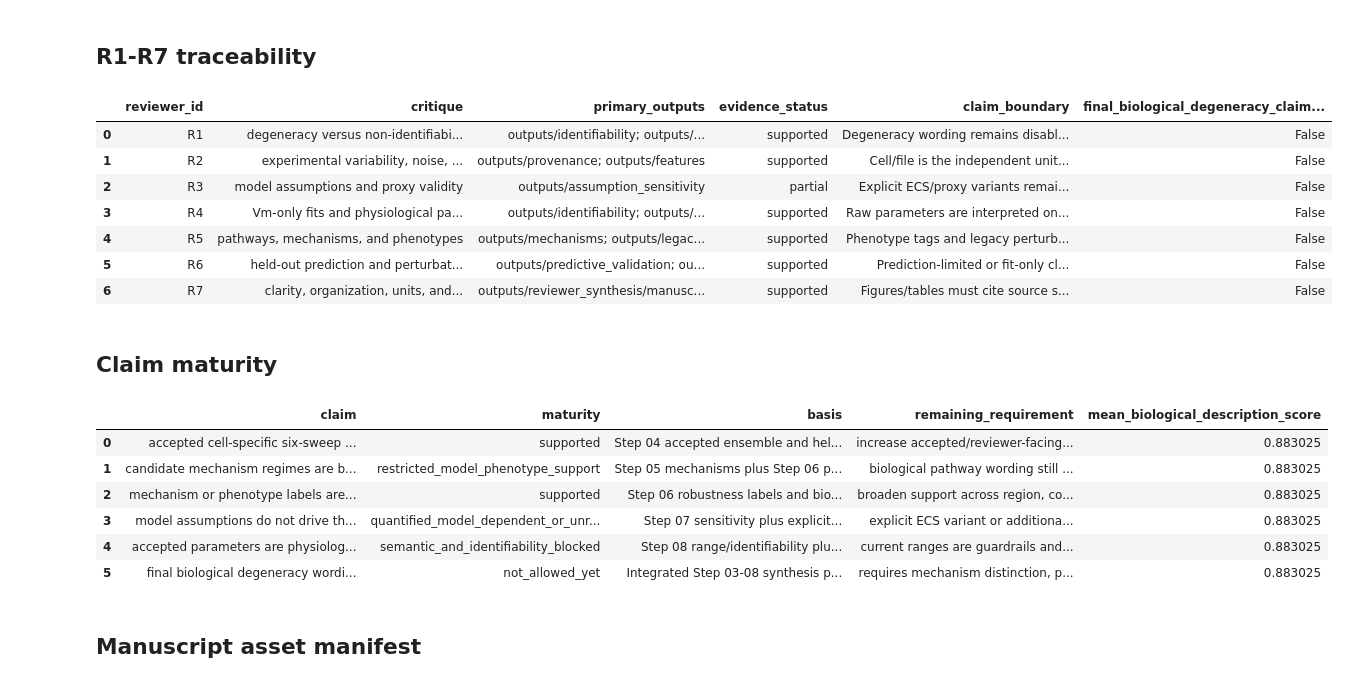
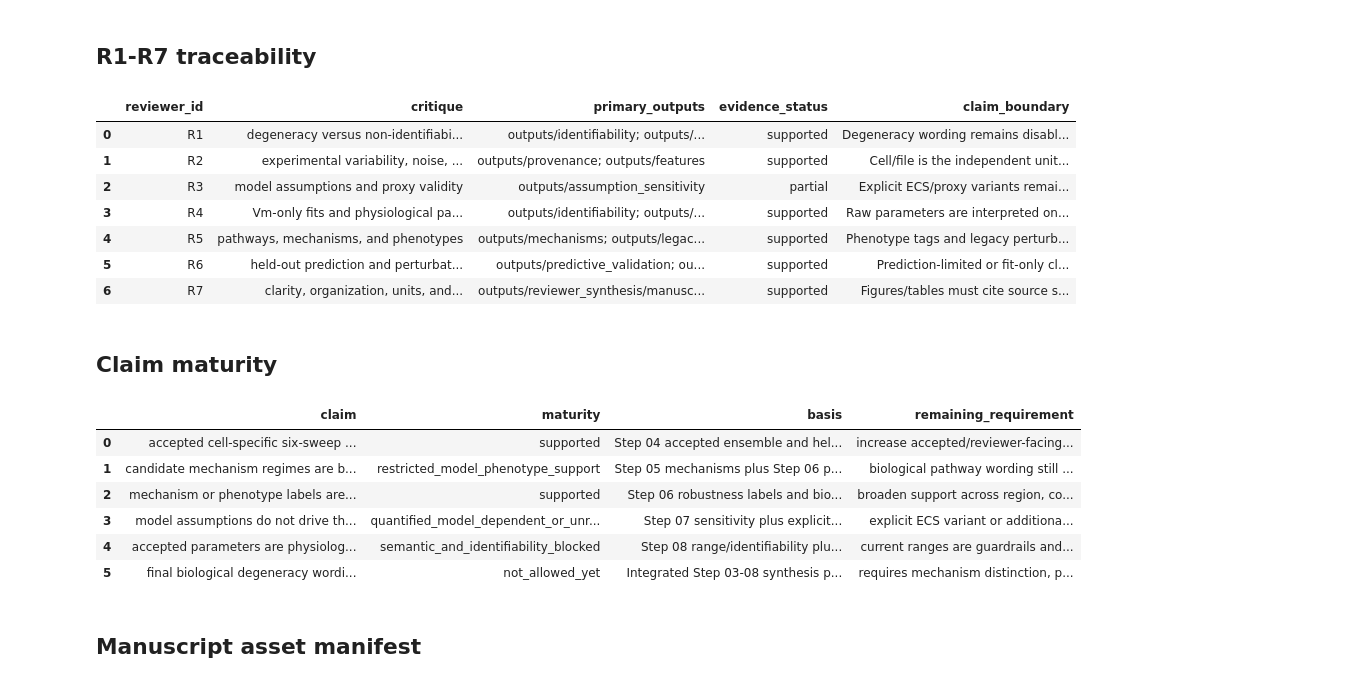
Before and after one commit to doxav/astromodel_proving, a Jupyter notebook: analysis/09_reviewer_response_synthesis.ipynb, the cells around one changed output. Drawn from its saved outputs; the diff is of its cells as text; code cells hidden in the pictures.

```diff
--- a/analysis/09_reviewer_response_synthesis.ipynb
+++ b/analysis/09_reviewer_response_synthesis.ipynb
@@ -9,6 +26,10 @@ from pathlib import Path
 import os
 import sys
 import pandas as pd
+
+pd.set_option("display.max_colwidth", None)
+pd.set_option("display.max_columns", None)
+pd.set_option("display.width", 240)
 
 PROJECT_ROOT = Path(os.environ.get("ASTROMODEL_PROJECT_ROOT", ".")).resolve()
 if not (PROJECT_ROOT / "src").exists():
@@ -111,30 +132,30 @@ result["analysis_summary"]
 # %% [markdown]
 ## R1-R7 traceability
 # %%
-traceability = result["reviewer_traceability_table"]
+traceability = result["reviewer_traceability_table"].drop(columns=["final_biological_degeneracy_claim_allowed"],errors="ignore",)
 traceability
 # %% [output]
-|  | reviewer_id | critique | primary_outputs | evidence_status | claim_boundary | final_biological_degeneracy_claim... |
-| 0 | R1 | degeneracy versus non-identifiabi... | outputs/identifiability; outputs/... | supported | Degeneracy wording remains disabl... | False |
-| 1 | R2 | experimental variability, noise, ... | outputs/provenance; outputs/features | supported | Cell/file is the independent unit... | False |
-| 2 | R3 | model assumptions and proxy validity | outputs/assumption_sensitivity | partial | Explicit ECS/proxy variants remai... | False |
-| 3 | R4 | Vm-only fits and physiological pa... | outputs/identifiability; outputs/... | supported | Raw parameters are interpreted on... | False |
-| 4 | R5 | pathways, mechanisms, and phenotypes | outputs/mechanisms; outputs/legac... | supported | Phenotype tags and legacy perturb... | False |
-| 5 | R6 | held-out prediction and perturbat... | outputs/predictive_validation; ou... | supported | Prediction-limited or fit-only cl... | False |
-| 6 | R7 | clarity, organization, units, and... | outputs/reviewer_synthesis/manusc... | supported | Figures/tables must cite source s... | False |
+|  | reviewer_id | critique | primary_outputs | evidence_status | claim_boundary |
+| 0 | R1 | degeneracy versus non-identifiabi... | outputs/identifiability; outputs/... | supported | Degeneracy wording remains disabl... |
+| 1 | R2 | experimental variability, noise, ... | outputs/provenance; outputs/features | supported | Cell/file is the independent unit... |
+| 2 | R3 | model assumptions and proxy validity | outputs/assumption_sensitivity | partial | Explicit ECS/proxy variants remai... |
+| 3 | R4 | Vm-only fits and physiological pa... | outputs/identifiability; outputs/... | supported | Raw parameters are interpreted on... |
+| 4 | R5 | pathways, mechanisms, and phenotypes | outputs/mechanisms; outputs/legac... | supported | Phenotype tags and legacy perturb... |
+| 5 | R6 | held-out prediction and perturbat... | outputs/predictive_validation; ou... | supported | Prediction-limited or fit-only cl... |
+| 6 | R7 | clarity, organization, units, and... | outputs/reviewer_synthesis/manusc... | supported | Figures/tables must cite source s... |
 # %% [markdown]
 ## Claim maturity
 # %%
-maturity = result["claim_maturity_table"]
+maturity = result["claim_maturity_table"].drop(columns=["mean_biological_description_score"],errors="ignore")
 maturity
 # %% [output]
-|  | claim | maturity | basis | remaining_requirement | mean_biological_description_score |
-| 0 | accepted cell-specific six-sweep ... | supported | Step 04 accepted ensemble and hel... | increase accepted/reviewer-facing... | 0.883025 |
-| 1 | candidate mechanism regimes are b... | restricted_model_phenotype_support | Step 05 mechanisms plus Step 06 p... | biological pathway wording still ... | 0.883025 |
-| 2 | mechanism or phenotype labels are... | supported | Step 06 robustness labels and bio... | broaden support across region, co... | 0.883025 |
-| 3 | model assumptions do not drive th... | quantified_model_dependent_or_unr... | Step 07 sensitivity plus explicit... | explicit ECS variant or additiona... | 0.883025 |
-| 4 | accepted parameters are physiolog... | semantic_and_identifiability_blocked | Step 08 range/identifiability plu... | current ranges are guardrails and... | 0.883025 |
-| 5 | final biological degeneracy wordi... | not_allowed_yet | Integrated Step 03-08 synthesis p... | requires mechanism distinction, p... | 0.883025 |
+|  | claim | maturity | basis | remaining_requirement |
+| 0 | accepted cell-specific six-sweep ... | supported | Step 04 accepted ensemble and hel... | increase accepted/reviewer-facing... |
+| 1 | candidate mechanism regimes are b... | restricted_model_phenotype_support | Step 05 mechanisms plus Step 06 p... | biological pathway wording still ... |
+| 2 | mechanism or phenotype labels are... | supported | Step 06 robustness labels and bio... | broaden support across region, co... |
+| 3 | model assumptions do not drive th... | quantified_model_dependent_or_unr... | Step 07 sensitivity plus explicit... | explicit ECS variant or additiona... |
+| 4 | accepted parameters are physiolog... | semantic_and_identifiability_blocked | Step 08 range/identifiability plu... | current ranges are guardrails and... |
+| 5 | final biological degeneracy wordi... | not_allowed_yet | Integrated Step 03-08 synthesis p... | requires mechanism distinction, p... |
 # %% [markdown]
 ## Manuscript asset manifest
 # %%
```
Also changed, not shown: parts of 6 cells of this notebook, 18 other files.
